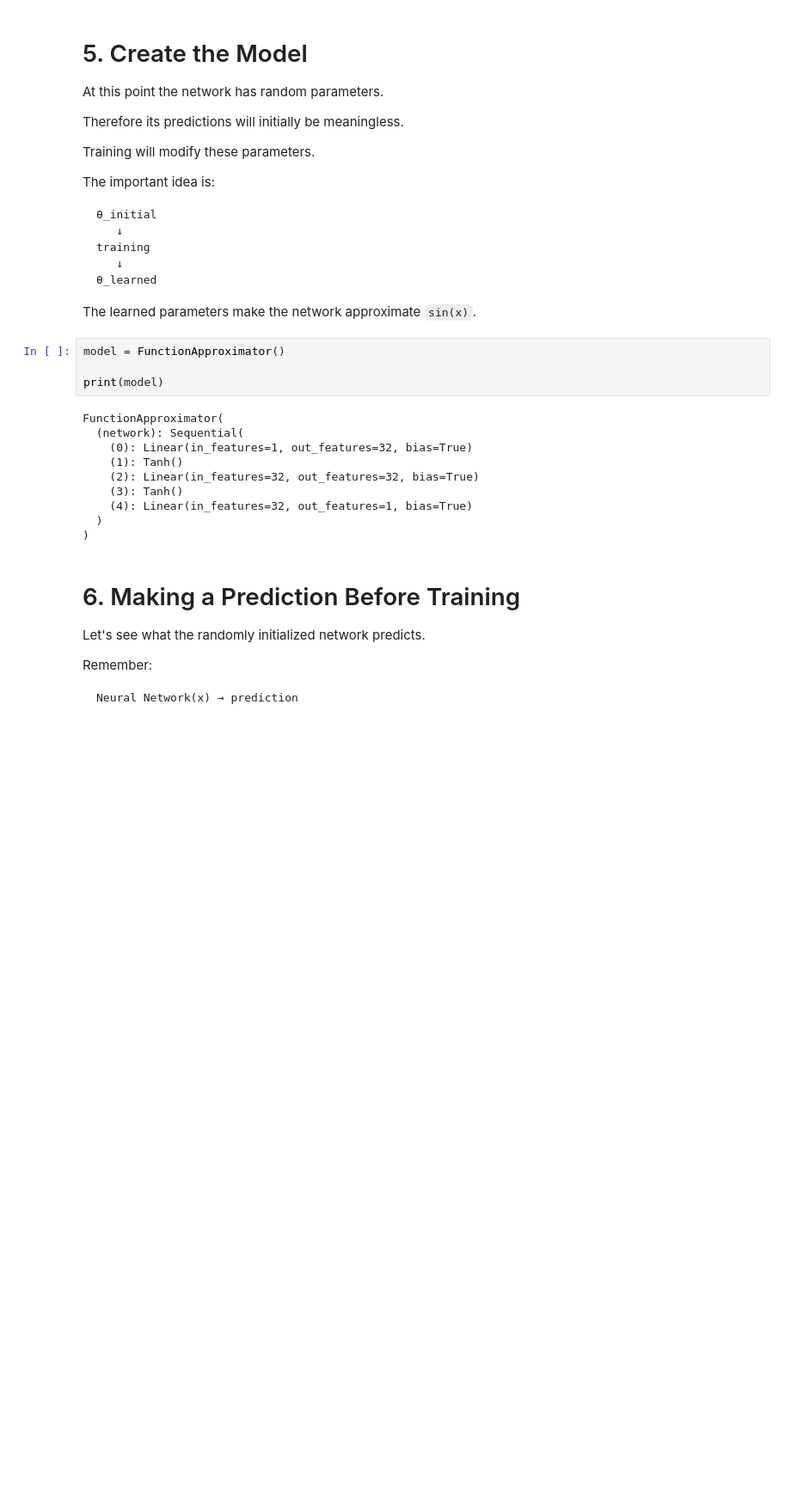
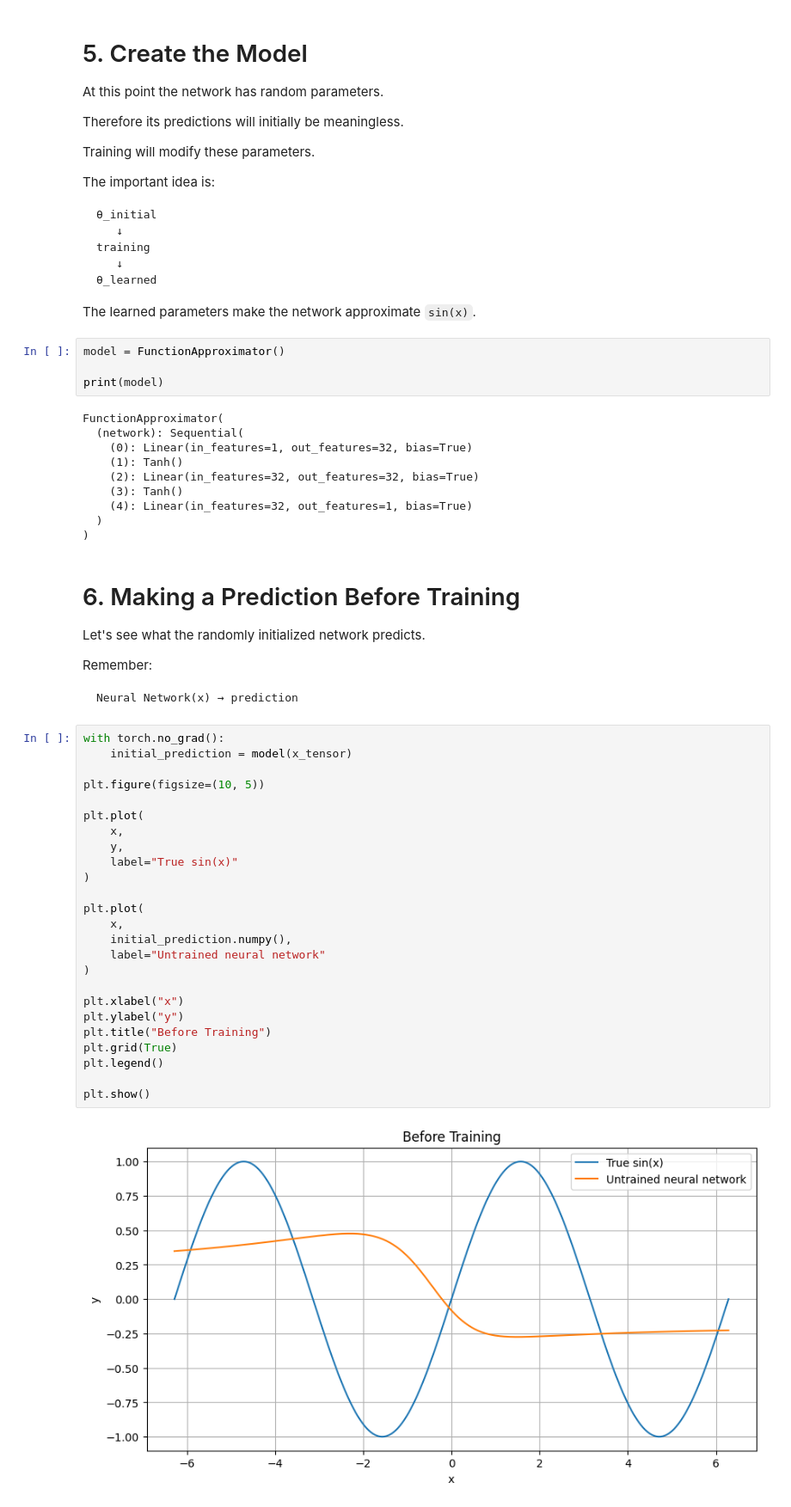
Before and after one commit to AnirbansarkarS/PINN-Research-notebooks, a Jupyter notebook: Neural Networks as Mathematical Functions.ipynb, the cells around one changed output. Shown at 86% size. Saved outputs shown, nothing was run; the diff lists cells and outputs as text; blank space fills up the shorter version.

```diff
--- a/Neural Networks as Mathematical Functions.ipynb
+++ b/Neural Networks as Mathematical Functions.ipynb
@@ -250,3 +250,30 @@ Let's see what the randomly initialized network predicts.
 Remember:
 
     Neural Network(x) → prediction
+# %%
+with torch.no_grad():
+    initial_prediction = model(x_tensor)
+
+plt.figure(figsize=(10, 5))
+
+plt.plot(
+    x,
+    y,
+    label="True sin(x)"
+)
+
+plt.plot(
+    x,
+    initial_prediction.numpy(),
+    label="Untrained neural network"
+)
+
+plt.xlabel("x")
+plt.ylabel("y")
+plt.title("Before Training")
+plt.grid(True)
+plt.legend()
+
+plt.show()
+# %% [output]
+[figure, added]
```
Also changed, not shown: parts of 7 cells of this notebook.
